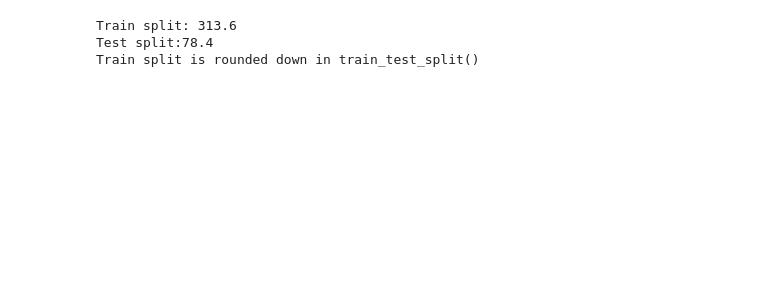
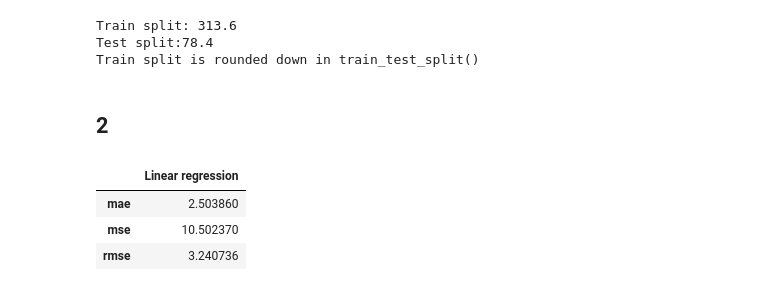
Before and after one commit to felix-tjernberg/machine-learning, a Jupyter notebook: exercises/exercise-2.ipynb, the cells around one changed output. Cells and saved outputs as stored; diff of their text form; code cells hidden in the pictures; blank space fills up the shorter version.

```diff
--- a/exercises/exercise-2.ipynb
+++ b/exercises/exercise-2.ipynb
@@ -128,3 +131,21 @@ print(f'Train split: {392 * 0.8}\nTest split:{392 * 0.2}\nTrain split is rounded
 Train split: 313.6
 Test split:78.4
 Train split is rounded down in train_test_split()
+# %% [markdown]
+## 2
+# %%
+def train_and_evaluate_linear_regression_model(X_train, X_test, y_train, y_test, model, model_name:str) -> pandas.DataFrame:
+    model.fit(X_train, y_train)
+    y_prediction = model.predict(X_test)
+    mae = mean_absolute_error(y_test, y_prediction)
+    mse = mean_squared_error(y_test, y_prediction)
+    rmse = numpy.sqrt(mse)
+    return pandas.DataFrame(data={model_name:[mae,mse,rmse]}, index=['mae', 'mse', 'rmse'])
+
+
+train_and_evaluate_linear_regression_model(X_train, X_test, y_train, y_test, LinearRegression(), 'Linear regression')
+# %% [output]
+|  | Linear regression |
+| mae | 2.503860 |
+| mse | 10.502370 |
+| rmse | 3.240736 |
```
Also changed, not shown: parts of 6 cells of this notebook.
